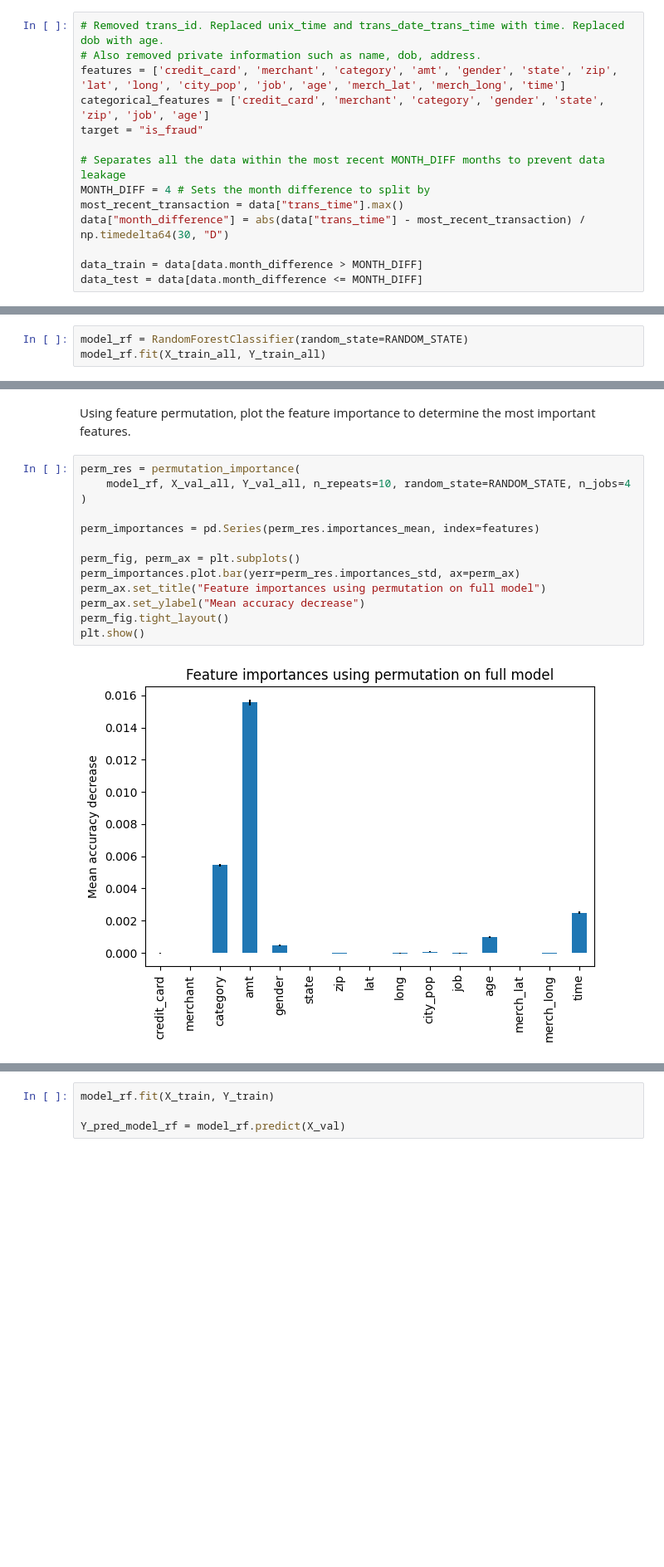
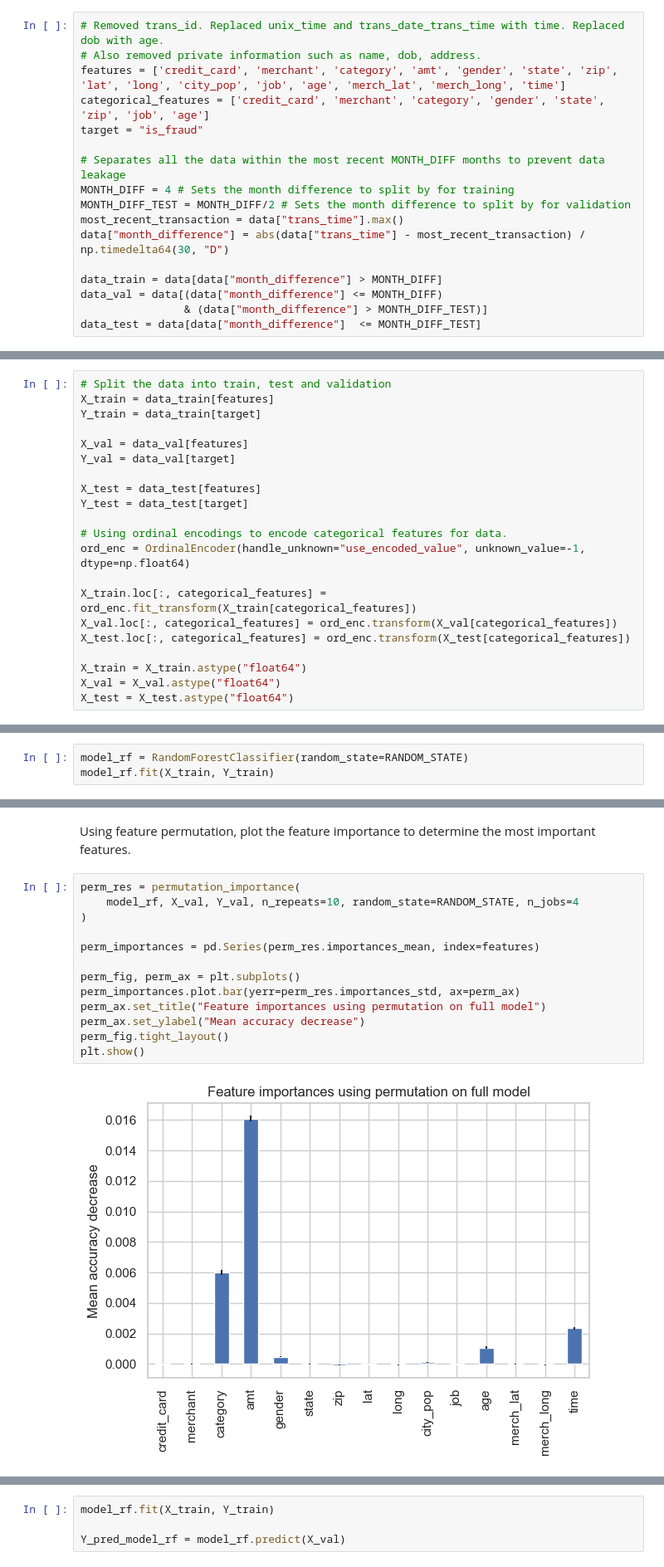
Before and after one commit to hnguyentran03/card_detection, a Jupyter notebook: transaction-fraud-detect.ipynb, the cells around one changed output, grey strips where cells are left out. Shown at 83% size. Cells and saved outputs as stored; diff of their text form; blank space fills up the shorter version.

```diff
--- a/transaction-fraud-detect.ipynb
+++ b/transaction-fraud-detect.ipynb
@@ -255,11 +251,14 @@ categorical_features = ['credit_card', 'merchant', 'category', 'gender', 'state'
 target = "is_fraud"
 
 # Separates all the data within the most recent MONTH_DIFF months to prevent data leakage
-MONTH_DIFF = 4 # Sets the month difference to split by
+MONTH_DIFF = 4 # Sets the month difference to split by for training
+MONTH_DIFF_TEST = MONTH_DIFF/2 # Sets the month difference to split by for validation
 most_recent_transaction = data["trans_time"].max()
 data["month_difference"] = abs(data["trans_time"] - most_recent_transaction) / np.timedelta64(30, "D")
 
-data_train = data[data.month_difference > MONTH_DIFF]
-data_test = data[data.month_difference <= MONTH_DIFF]
+data_train = data[data["month_difference"] > MONTH_DIFF]
+data_val = data[(data["month_difference"] <= MONTH_DIFF)
+                & (data["month_difference"] > MONTH_DIFF_TEST)]
+data_test = data[data["month_difference"]  <= MONTH_DIFF_TEST]
 # %% [markdown]
 Splitting our data into training and testing and encoding the data
@@ -286,9 +265,30 @@ X_val_all, X_test_all, Y_val_all, Y_test_all = train_test_split(X_temp_all, Y_te
+# %%
+# Split the data into train, test and validation
+X_train = data_train[features]
+Y_train = data_train[target]
+
+X_val = data_val[features]
+Y_val = data_val[target]
+
+X_test = data_test[features]
+Y_test = data_test[target]
+
+# Using ordinal encodings to encode categorical features for data.
+ord_enc = OrdinalEncoder(handle_unknown="use_encoded_value", unknown_value=-1, dtype=np.float64)
+
+X_train.loc[:, categorical_features] = ord_enc.fit_transform(X_train[categorical_features])
+X_val.loc[:, categorical_features] = ord_enc.transform(X_val[categorical_features])
+X_test.loc[:, categorical_features] = ord_enc.transform(X_test[categorical_features])
+
+X_train = X_train.astype("float64")
+X_val = X_val.astype("float64")
+X_test = X_test.astype("float64")
 # %% [markdown]
 ## Feature Importance
 # %% [markdown]
 To determine which features to select, fit a model to the data.
 # %%
 model_rf = RandomForestClassifier(random_state=RANDOM_STATE)
-model_rf.fit(X_train_all, Y_train_all)
+model_rf.fit(X_train, Y_train)
 # %% [output]
 RandomForestClassifier(random_state=1)
@@ -311,17 +296,17 @@ mdi_fig.tight_layout()
 Using feature permutation, plot the feature importance to determine the most important features.
 # %%
 perm_res = permutation_importance(
-    model_rf, X_val_all, Y_val_all, n_repeats=10, random_state=RANDOM_STATE, n_jobs=4
+    model_rf, X_val, Y_val, n_repeats=10, random_state=RANDOM_STATE, n_jobs=4
 )
 
 perm_importances = pd.Series(perm_res.importances_mean, index=features)
 
 perm_fig, perm_ax = plt.subplots()
 perm_importances.plot.bar(yerr=perm_res.importances_std, ax=perm_ax)
 perm_ax.set_title("Feature importances using permutation on full model")
 perm_ax.set_ylabel("Mean accuracy decrease")
 perm_fig.tight_layout()
 plt.show()
 # %% [output]
-[figure, old version]
+[figure, new version]
 # %% [markdown]
```
Also changed, not shown: parts of 38 cells of this notebook, 1 other file.
